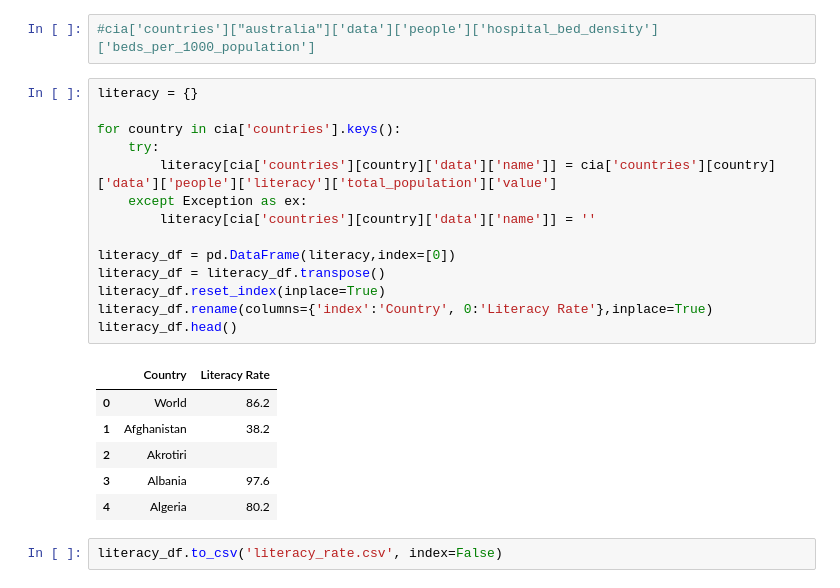
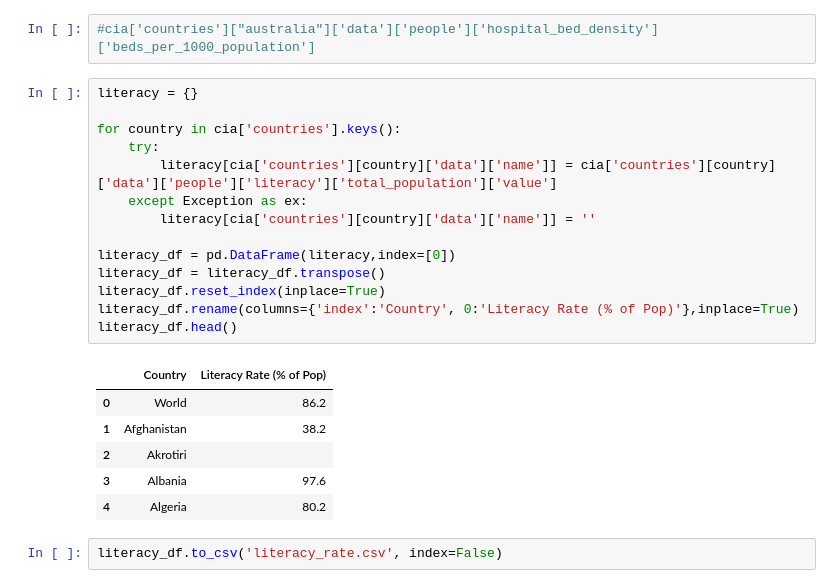
Before and after one commit to shozi91/PredictingCOVID, a Jupyter notebook: Literacy_Rate/literacy rate.ipynb, the cells around one changed output. Saved outputs shown, nothing was run; the diff lists cells and outputs as text.

```diff
--- a/Literacy_Rate/literacy rate.ipynb
+++ b/Literacy_Rate/literacy rate.ipynb
@@ -16,19 +16,19 @@ cia = requests.get(target_url).json()
 # %%
 literacy = {}
 
 for country in cia['countries'].keys():
     try:
         literacy[cia['countries'][country]['data']['name']] = cia['countries'][country]['data']['people']['literacy']['total_population']['value']
     except Exception as ex:
         literacy[cia['countries'][country]['data']['name']] = ''
 
 literacy_df = pd.DataFrame(literacy,index=[0])
 literacy_df = literacy_df.transpose()
 literacy_df.reset_index(inplace=True)
-literacy_df.rename(columns={'index':'Country', 0:'Literacy Rate'},inplace=True)
+literacy_df.rename(columns={'index':'Country', 0:'Literacy Rate (% of Pop)'},inplace=True)
 literacy_df.head()
 # %% [output]
-|  | Country | Literacy Rate |
+|  | Country | Literacy Rate (% of Pop) |
 | 0 | World | 86.2 |
 | 1 | Afghanistan | 38.2 |
 | 2 | Akrotiri |  |
```
Also changed, not shown: 9 other files.
